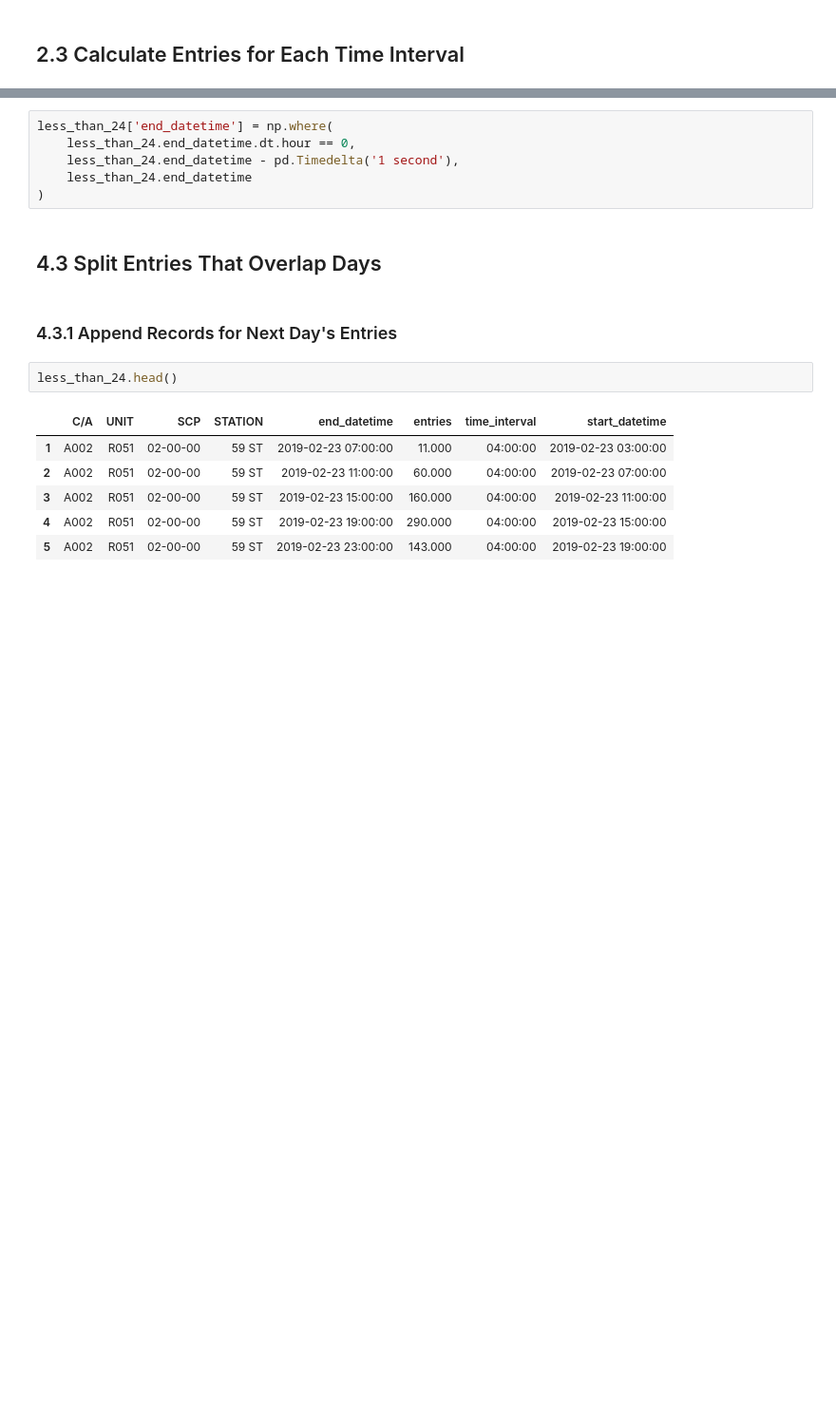
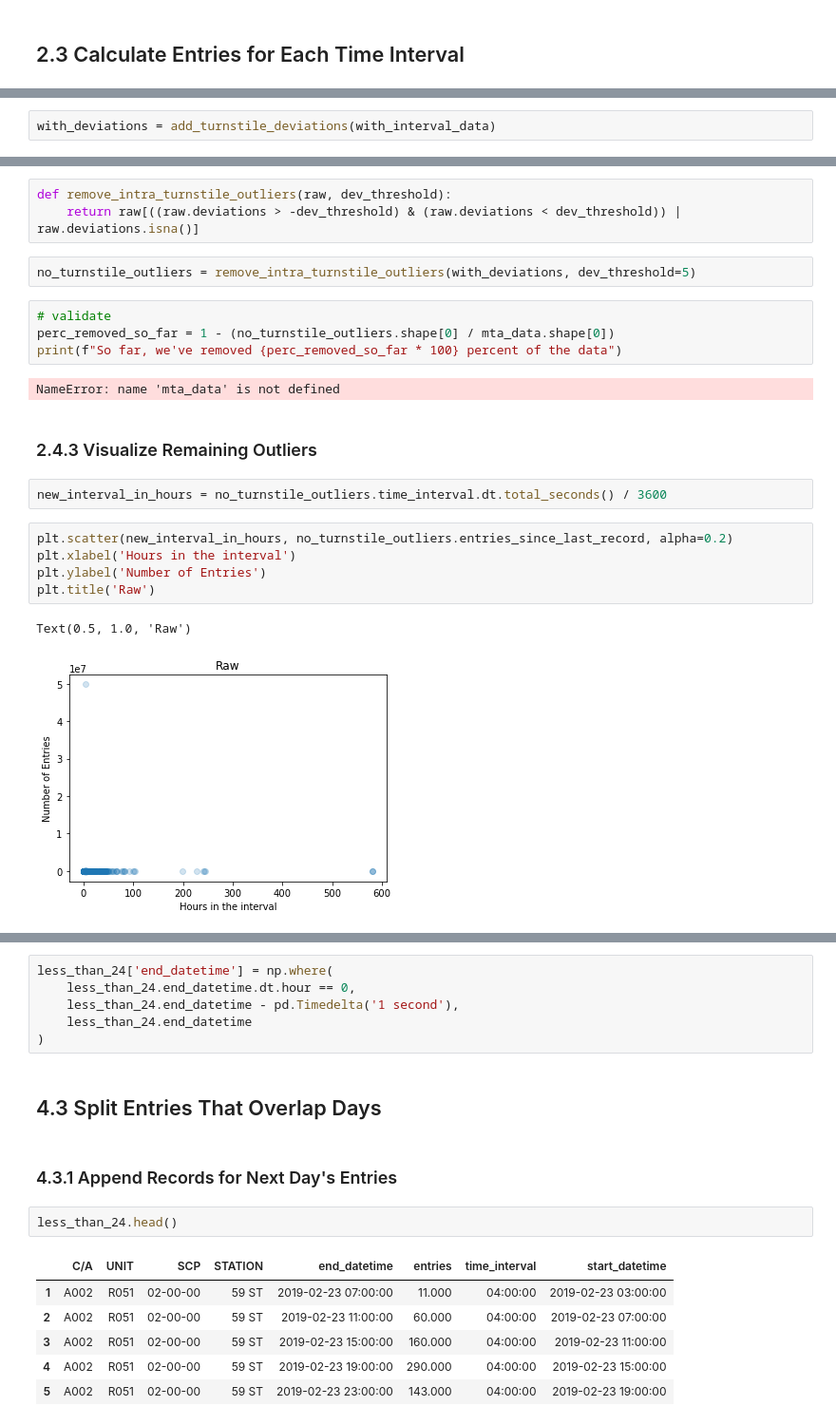
Before and after one commit to tczencka/MTA-Project-1, a Jupyter notebook: notebooks/cleaning.ipynb, the cells around one changed output, grey strips where cells are left out. Shown: that part at 95% size. Saved outputs shown, nothing was run; the diff lists cells and outputs as text; blank space fills up the shorter version.

```diff
--- a/notebooks/cleaning.ipynb
+++ b/notebooks/cleaning.ipynb
@@ -441,0 +305,2 @@ always_decreasing = no_extreme_interval_outliers[
+# %%
+with_deviations = add_turnstile_deviations(with_interval_data)
@@ -441,0 +329,23 @@ always_decreasing = no_extreme_interval_outliers[
+# %%
+def remove_intra_turnstile_outliers(raw, dev_threshold):
+    return raw[((raw.deviations > -dev_threshold) & (raw.deviations < dev_threshold)) | raw.deviations.isna()]
+# %%
+no_turnstile_outliers = remove_intra_turnstile_outliers(with_deviations, dev_threshold=5)
+# %%
+# validate
+perc_removed_so_far = 1 - (no_turnstile_outliers.shape[0] / mta_data.shape[0])
+print(f"So far, we've removed {perc_removed_so_far * 100} percent of the data")
+# %% [output]
+NameError: name 'mta_data' is not defined
+# %% [markdown]
+### 2.4.3 Visualize Remaining Outliers
+# %%
+new_interval_in_hours = no_turnstile_outliers.time_interval.dt.total_seconds() / 3600
+# %%
+plt.scatter(new_interval_in_hours, no_turnstile_outliers.entries_since_last_record, alpha=0.2)
+plt.xlabel('Hours in the interval')
+plt.ylabel('Number of Entries')
+plt.title('Raw')
+# %% [output]
+Text(0.5, 1.0, 'Raw')
+[figure, added]
```
Also changed, not shown: parts of 156 cells of this notebook.
